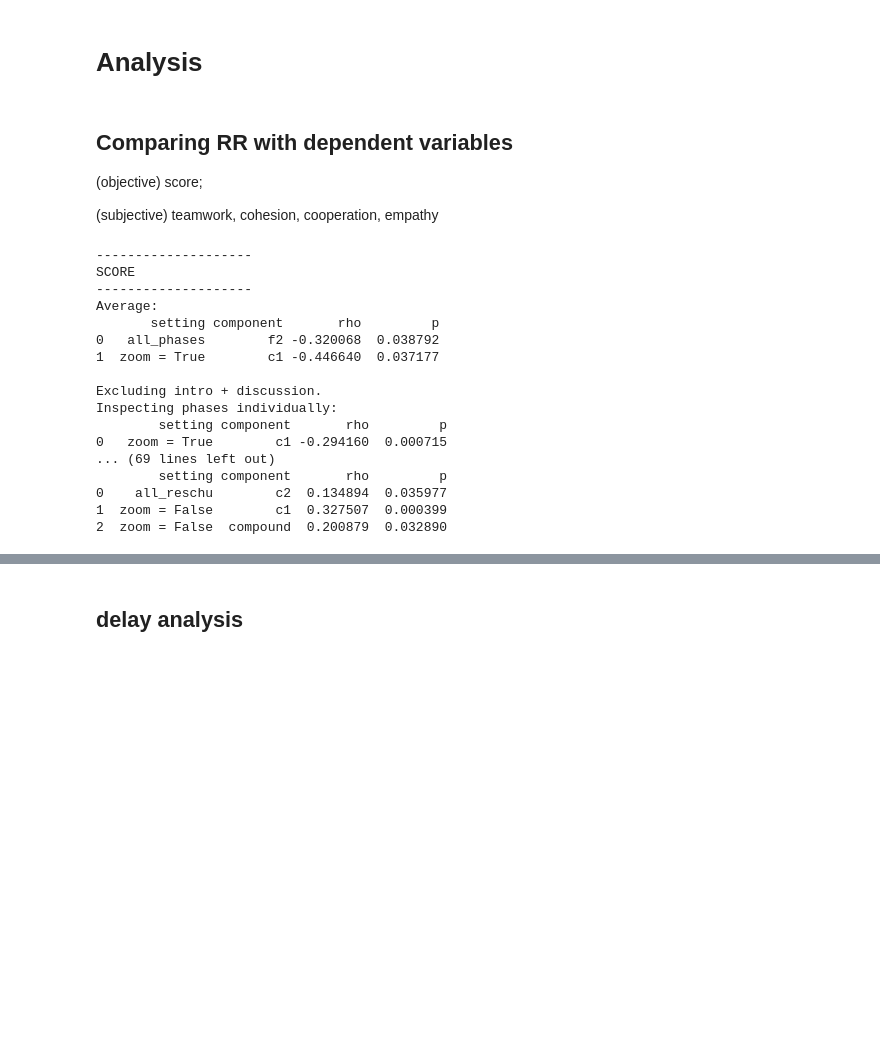
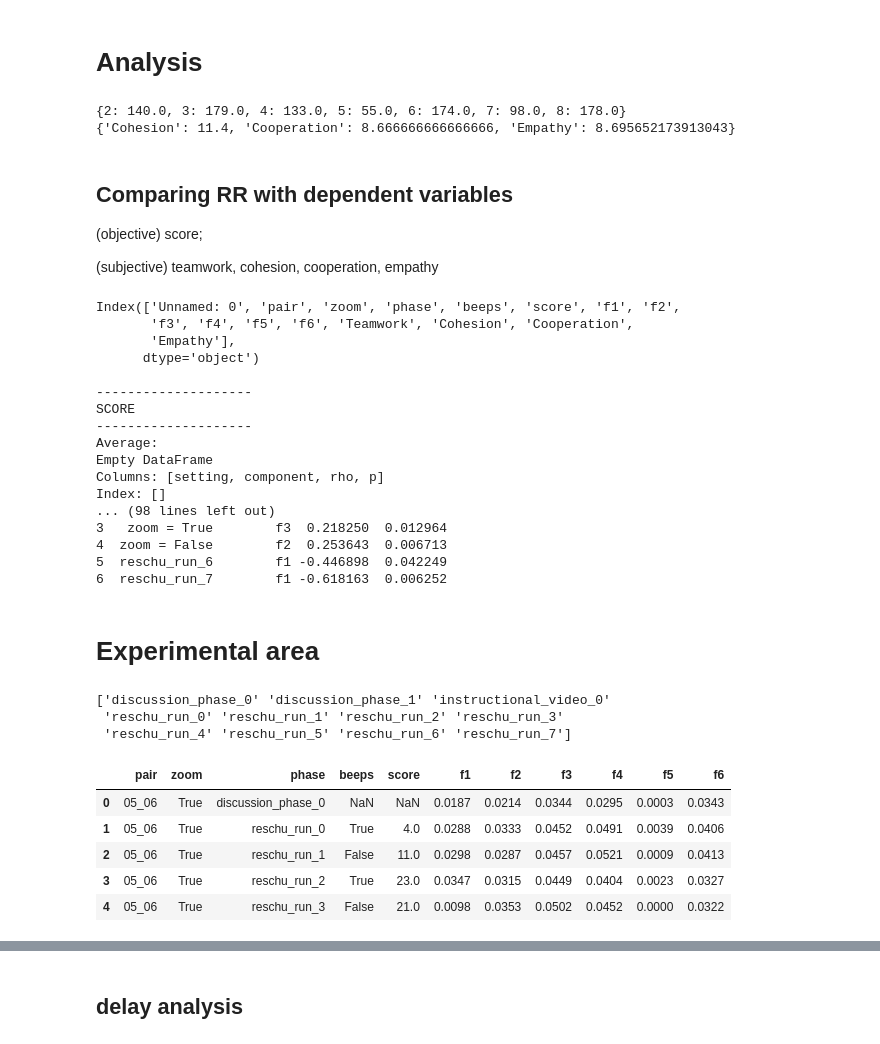
Before and after one commit to erikfrohn/facial-expression-interpersonal-association, a Jupyter notebook: main.ipynb, the cells around one changed output, grey strips where cells are left out. Drawn from its saved outputs; the diff is of its cells as text; code cells hidden in the pictures; blank space fills up the shorter version.

```diff
--- a/main.ipynb
+++ b/main.ipynb
@@ -214,6 +296,6 @@ beeps: [False, True, False, True, False, True, False, True]
 # %%
 # Gridsearch
 if False:
-    #toolbox.crqa_radius_gridsearch_COMPOUND_GLOBAL("global_compound", radii = [0.001, 0.005, 0.010, 0.015, 0.020, 0.025, 0.05, 0.075, 0.1, 0.15, 0.2, 0.25, 0.3, 0.35, 0.4, 0.45, 0.5])
-    df = pd.read_csv('global_compound.csv')
-    toolbox.plot_crqa_radius_gridsearch(df, "global_compound")
+    toolbox.crqa_radius_gridsearch("gridsearch_NEW", radii = [0.001, 0.005, 0.010, 0.015, 0.020, 0.025, 0.05, 0.075, 0.1, 0.15, 0.2, 0.25, 0.3, 0.35, 0.4, 0.45, 0.5])
+    df = pd.read_csv('gridsearch_NEW.csv')
+    toolbox.plot_crqa_radius_gridsearch(df, "gridsearch_NEW")
@@ -496,7 +536,10 @@ for pair in AVAILABLE_PAIRS:
         }
 
 
-df = pd.read_csv('results/crqa_RR_overall.csv')
+print(TRIAL_ENQUETE['51_52'])
+print(STUDY_ENQUETE['51_52'])
+
+df = pd.read_csv('crqa_NEM-_overall.csv')
 
 cohesion = []
 cooperation = []
@@ -528,17 +571,18 @@ df['Cooperation'] = cooperation
 df['Empathy'] = empathy
 df.head()
 
-df.to_csv('results/cRQA_RR_overall_with_questionnaire_data.csv')
-
-COMPONENTS = ['c1', 'c2', 'c3', 'compound', 'f2']
+df.to_csv('crqa_NEM-_overall_questionnaire.csv')
+# %% [output]
+{2: 140.0, 3: 179.0, 4: 133.0, 5: 55.0, 6: 174.0, 7: 98.0, 8: 178.0}
+{'Cohesion': 11.4, 'Cooperation': 8.666666666666666, 'Empathy': 8.695652173913043}
 # %% [markdown]
 ## Comparing RR with dependent variables
  (objective) score;
 
  (subjective) teamwork, cohesion, cooperation, empathy
 # %%
-df = pd.read_csv('results/cRQA_RR_overall_with_questionnaire_data.csv')
-
+df = pd.read_csv('crqa_NEM-_overall_questionnaire.csv')
+print(df.columns)
 # Run tests for each dependent variable
 for dep_var in ['score', 'Teamwork', 'Cohesion', 'Cooperation', 'Empathy']:
     print(f"\n{'-'*20}\n{dep_var.upper()}\n{'-'*20}")
@@ -549,20 +593,40 @@ for dep_var in ['score', 'Teamwork', 'Cohesion', 'Cooperation', 'Empathy']:
     print("\nExcluding intro + discussion. \nInspecting phases individually:")
     print(phase_results)
 # %% [output]
+Index(['Unnamed: 0', 'pair', 'zoom', 'phase', 'beeps', 'score', 'f1', 'f2',
+       'f3', 'f4', 'f5', 'f6', 'Teamwork', 'Cohesion', 'Cooperation',
+       'Empathy'],
+      dtype='object')
+
 --------------------
 SCORE
 --------------------
 Average:
-       setting component       rho         p
-0   all_phases        f2 -0.320068  0.038792
-1  zoom = True        c1 -0.446640  0.037177
-
-Excluding intro + discussion.
-Inspecting phases individually:
-        setting component       rho         p
-0   zoom = True        c1 -0.294160  0.000715
-... (69 lines left out)
-        setting component       rho         p
-0    all_reschu        c2  0.134894  0.035977
-1  zoom = False        c1  0.327507  0.000399
-2  zoom = False  compound  0.200879  0.032890
+Empty DataFrame
+Columns: [setting, component, rho, p]
+Index: []
+... (98 lines left out)
+3   zoom = True        f3  0.218250  0.012964
+4  zoom = False        f2  0.253643  0.006713
+5  reschu_run_6        f1 -0.446898  0.042249
+6  reschu_run_7        f1 -0.618163  0.006252
+# %% [markdown]
+# Experimental area
+# %%
+df = pd.read_csv('crqa_NEM-_overall.csv')
+print(np.unique(df['phase'].values))
+zoom_new = []
+for _, row in df.iterrows():
+    zoom_new.append(RESCHU_DATA[row['pair']]['zoom'])
+df['zoom'] = zoom_new
+df.head()
+# %% [output]
+['discussion_phase_0' 'discussion_phase_1' 'instructional_video_0'
+ 'reschu_run_0' 'reschu_run_1' 'reschu_run_2' 'reschu_run_3'
+ 'reschu_run_4' 'reschu_run_5' 'reschu_run_6' 'reschu_run_7']
+|  | pair | zoom | phase | beeps | score | f1 | f2 | f3 | f4 | f5 | f6 |
+| 0 | 05_06 | True | discussion_phase_0 | NaN | NaN | 0.0187 | 0.0214 | 0.0344 | 0.0295 | 0.0003 | 0.0343 |
+| 1 | 05_06 | True | reschu_run_0 | True | 4.0 | 0.0288 | 0.0333 | 0.0452 | 0.0491 | 0.0039 | 0.0406 |
+| 2 | 05_06 | True | reschu_run_1 | False | 11.0 | 0.0298 | 0.0287 | 0.0457 | 0.0521 | 0.0009 | 0.0413 |
+| 3 | 05_06 | True | reschu_run_2 | True | 23.0 | 0.0347 | 0.0315 | 0.0449 | 0.0404 | 0.0023 | 0.0327 |
+| 4 | 05_06 | True | reschu_run_3 | False | 21.0 | 0.0098 | 0.0353 | 0.0502 | 0.0452 | 0.0000 | 0.0322 |
```
Also changed, not shown: parts of 25 cells of this notebook, 4 other files.
